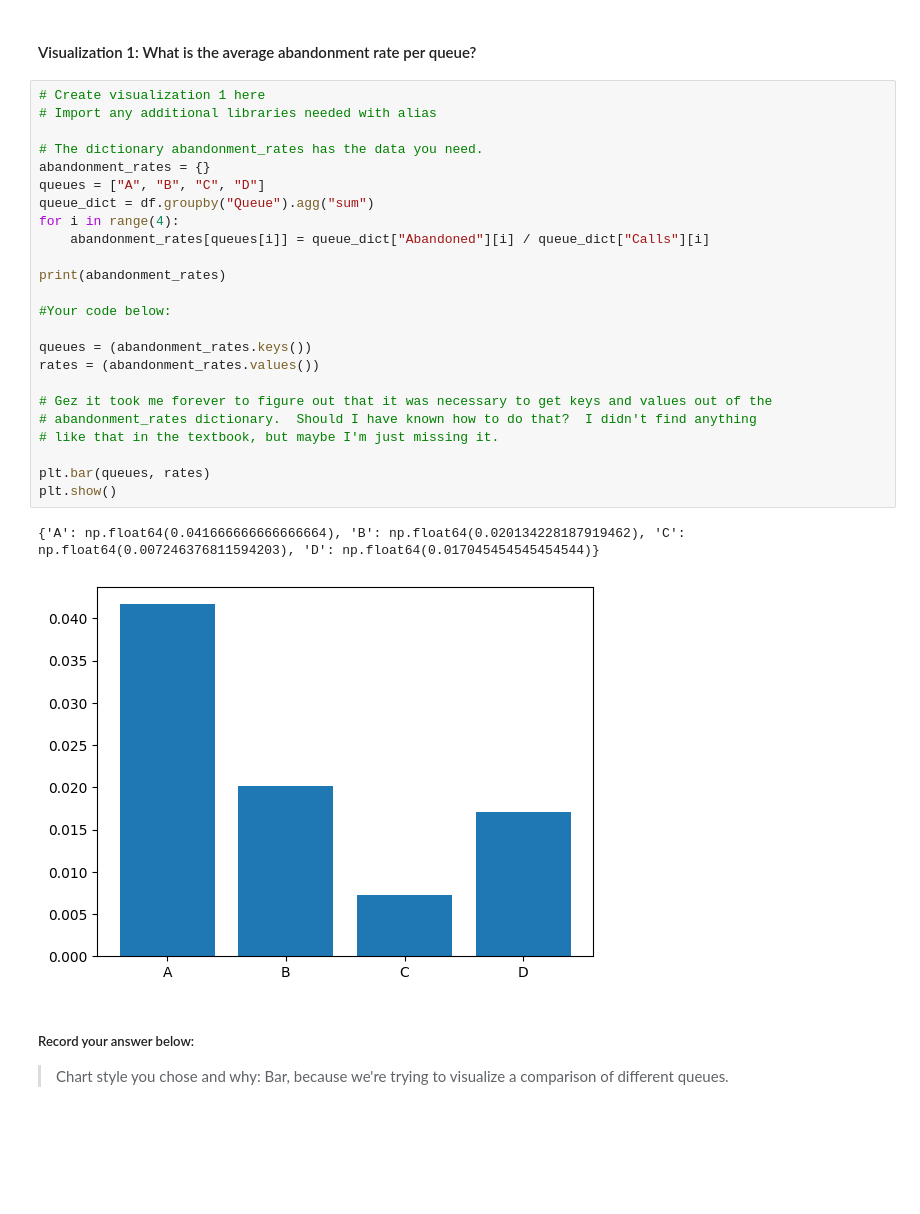
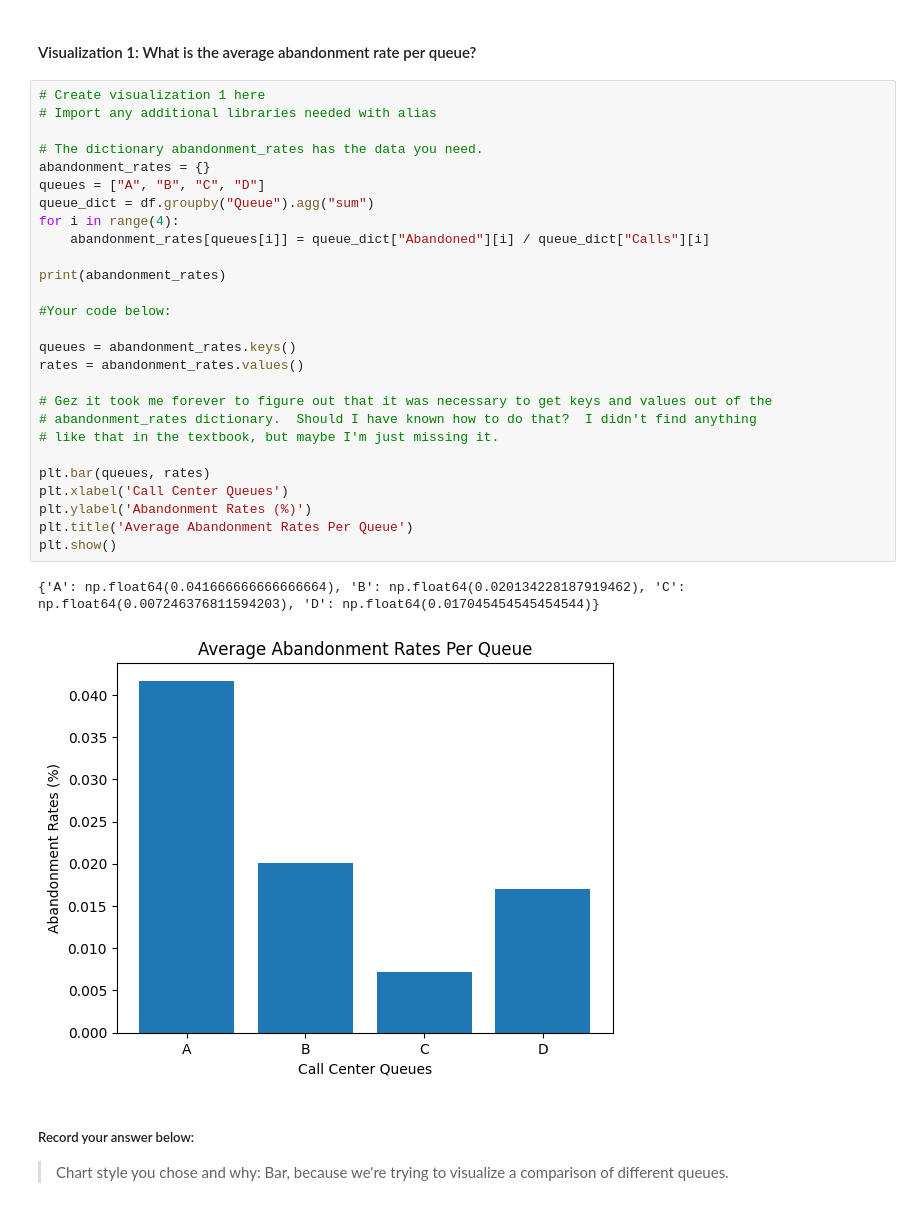
Before and after one commit to bradleytkay/call-center-cleanup-assignment, a Jupyter notebook: Call_Center_Cleanup.ipynb, the cells around one changed output. Cells and saved outputs as stored; diff of their text form; blank space fills up the shorter version.

```diff
--- a/Call_Center_Cleanup.ipynb
+++ b/Call_Center_Cleanup.ipynb
@@ -534,30 +546,33 @@ Create a visualization for each of the following questions. Some of the code to
 # %%
 # Create visualization 1 here
 # Import any additional libraries needed with alias
 
 # The dictionary abandonment_rates has the data you need.
 abandonment_rates = {}
 queues = ["A", "B", "C", "D"]
 queue_dict = df.groupby("Queue").agg("sum")
 for i in range(4):
     abandonment_rates[queues[i]] = queue_dict["Abandoned"][i] / queue_dict["Calls"][i]
 
 print(abandonment_rates)
 
 #Your code below:
 
-queues = (abandonment_rates.keys())
-rates = (abandonment_rates.values())
+queues = abandonment_rates.keys()
+rates = abandonment_rates.values()
 
 # Gez it took me forever to figure out that it was necessary to get keys and values out of the
 # abandonment_rates dictionary.  Should I have known how to do that?  I didn't find anything
 # like that in the textbook, but maybe I'm just missing it.
 
 plt.bar(queues, rates)
+plt.xlabel('Call Center Queues')
+plt.ylabel('Abandonment Rates (%)')
+plt.title('Average Abandonment Rates Per Queue')
 plt.show()
 # %% [output]
 {'A': np.float64(0.041666666666666664), 'B': np.float64(0.020134228187919462), 'C': np.float64(0.007246376811594203), 'D': np.float64(0.017045454545454544)}
-[figure, old version]
+[figure, new version]
 # %% [markdown]
 ##### Record your answer below:
 
```
Also changed, not shown: parts of 10 cells of this notebook.
